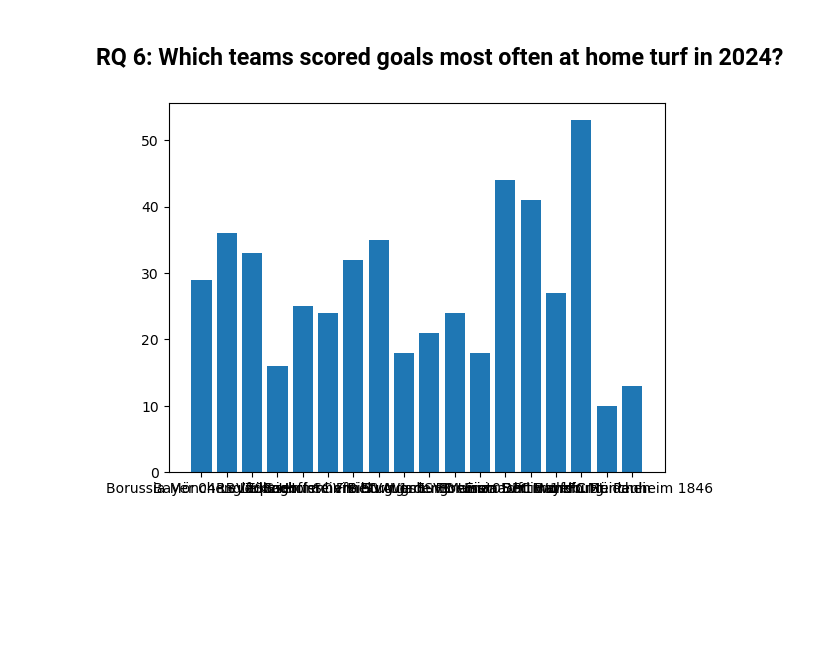
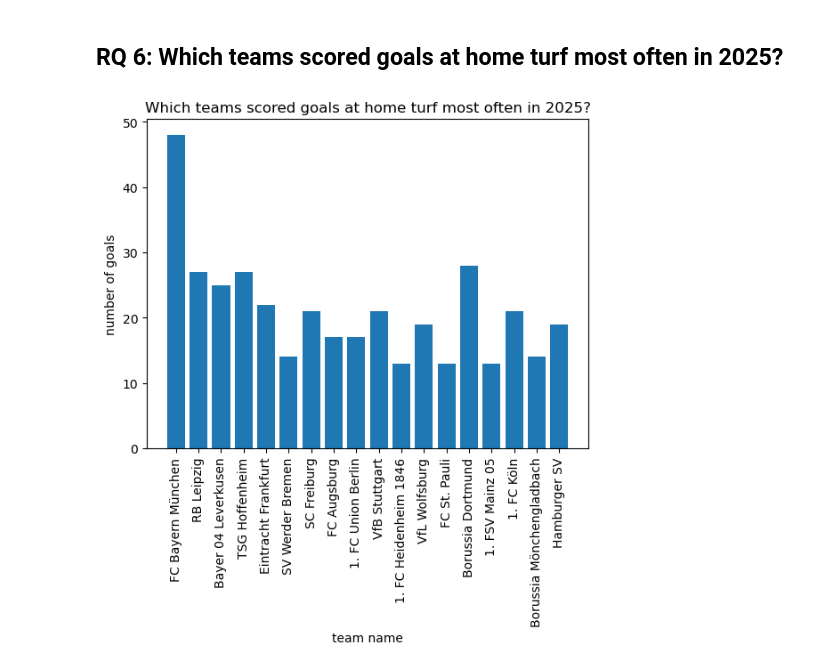
Before and after one commit to Robert-Ousch/dasciproject-ws25_26-group15, a Jupyter notebook: RQ6.ipynb, the cells around one changed output. Drawn from its saved outputs; the diff is of its cells as text; code cells hidden in the pictures; blank space fills up the shorter version.

```diff
--- a/RQ6.ipynb
+++ b/RQ6.ipynb
@@ -1,6 +1,5 @@
 # %% [markdown]
-
-## RQ 6: Which teams scored goals most often at home turf in 2024?
+## RQ 6: Which teams scored goals at home turf most often in 2025?
 # %%
 import requests
 import matplotlib.pyplot as plt
@@ -57,8 +55,12 @@ for matchID in matchIDs:
             score2 = score2new
 # %%
-x = teamIDs[3]
-y = teamIDs[1]
+x = result[3]
+y = result[1]
 plt.bar(x,y)
+plt.title('Which teams scored goals at home turf most often in 2025?')
+plt.xlabel('team name')
+plt.xticks(rotation = 90)
+plt.ylabel('number of goals')
 plt.show()
 # %% [output]
-[figure, old version]
+[figure, new version]
```
Also changed, not shown: parts of 1 cell of this notebook, 1 other file.
